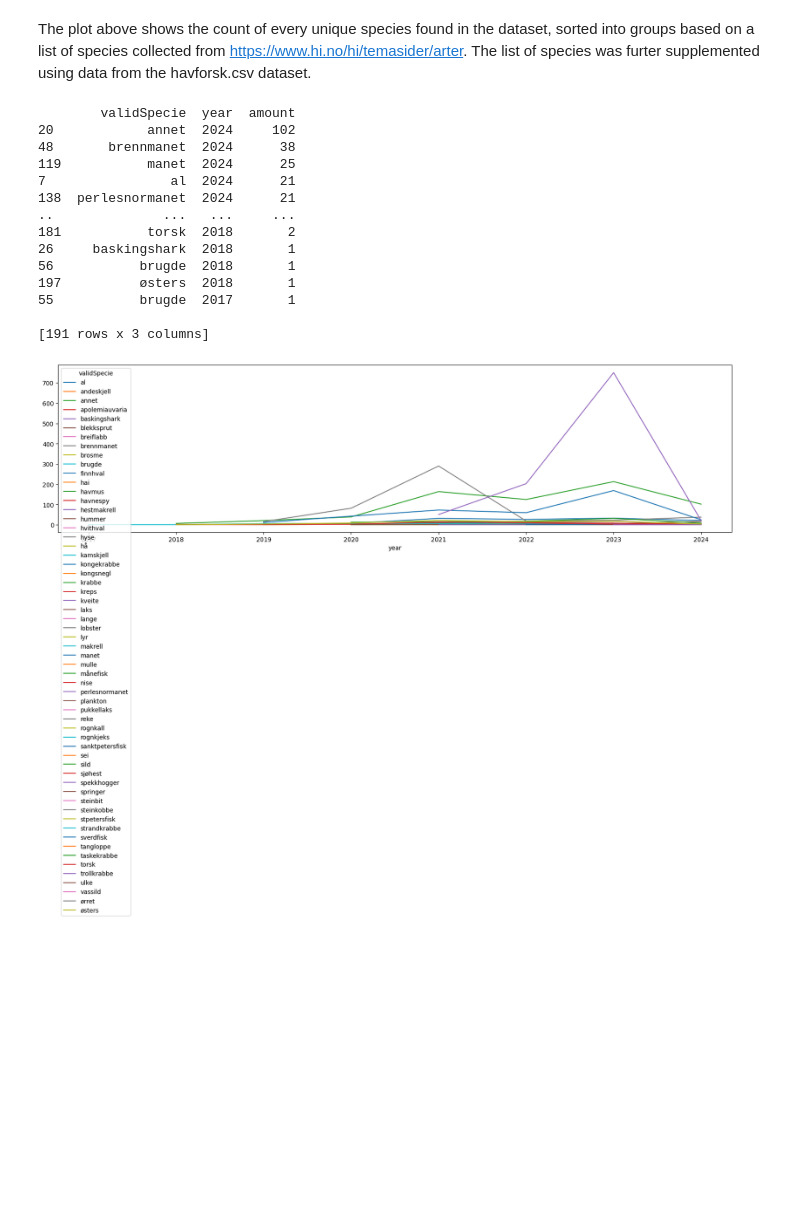
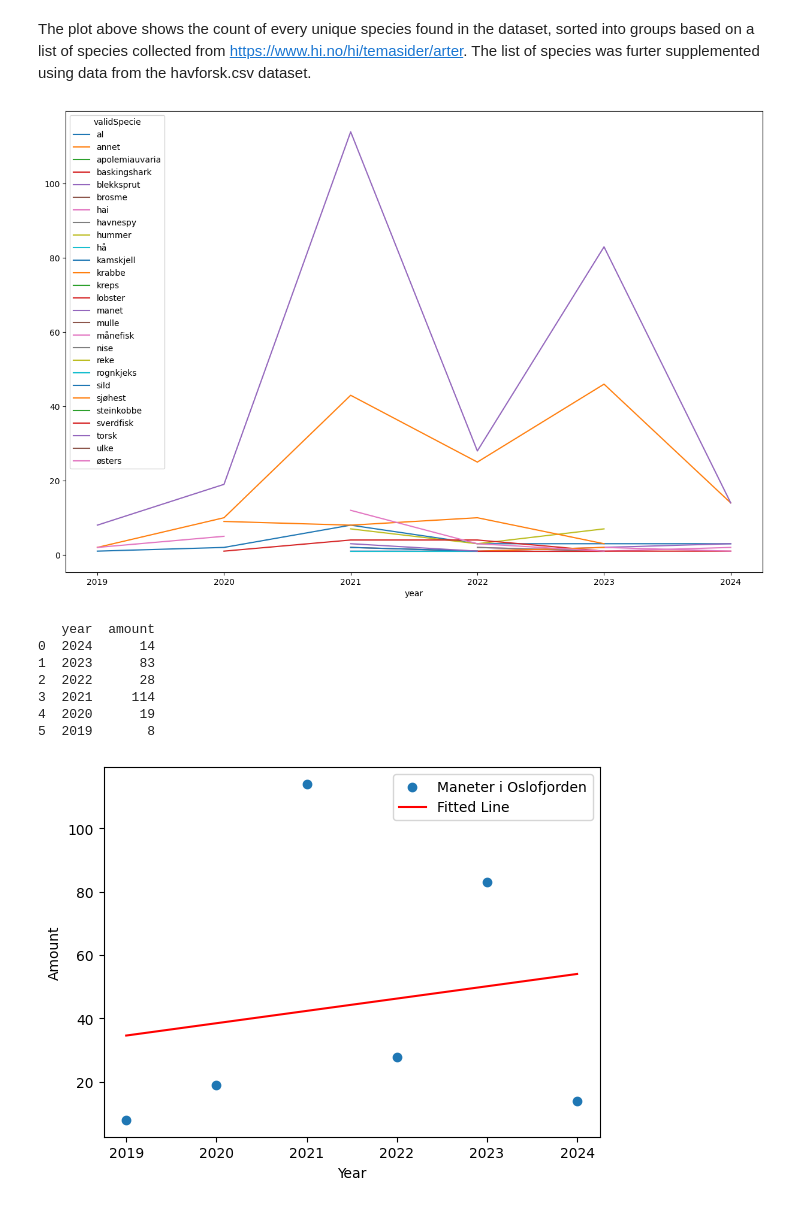
Before and after one commit to Mystodan/BTS4210-1-24H---Oblig1, a Jupyter notebook: oppgave_1_del_2.ipynb, the cells around one changed output. Cells and saved outputs as stored; diff of their text form; code cells hidden in the pictures; blank space fills up the shorter version.

```diff
--- a/oppgave_1_del_2.ipynb
+++ b/oppgave_1_del_2.ipynb
@@ -7,6 +8,10 @@ import re
 READFILE = "havforsk.csv"
 FISHFILE = 'hi_arter.txt'
 ENCODE = "Windows-1252"
+
+# Define the Oslofjord boundaries
+OSLOFJORD_LAT_MIN, OSLOFJORD_LAT_MAX  = 58.5, 60.0
+OSLOFJORD_LON_MIN, OSLOFJORD_LON_MAX = 10.0, 11.5
 
 #Import Fish Species into a list for later use, sorting it so longest names appear first
 fiske_arter: list[str] = []
@@ -33,7 +38,6 @@ def normalize(string: str) -> str:
 		string = string[:string.index("(")]
 	string = re.sub("[^ÆØÅæøåa-zA-Z]", "", string).lower()
 	string = multi_remove(string, ["vanlig", "usikker", "ukjent", "ikkebilde"])
-
 	global fiske_arter
 	for art in fiske_arter:
 		if art in string:
@@ -45,11 +49,15 @@ def normalize(string: str) -> str:
 	else:
 		ukjente_arter[string] = 1
 	return "annet"
+
+# Function to check if a point is within the Oslofjord area
+is_within_oslofjord = lambda lat, lon: OSLOFJORD_LAT_MIN <= lat <= OSLOFJORD_LAT_MAX and OSLOFJORD_LON_MIN <= lon <= OSLOFJORD_LON_MAX
 # %%
 #Create a DataFrame with only the needed columns.
 #Only includes entries where the sighting has been validated
 raw_df = pd.read_csv(READFILE, delimiter=";", encoding=ENCODE, engine="python")
-df = raw_df[['date', 'isValidated', 'validSpecie']].dropna(axis="index", inplace=False)
+df_oslofjord = raw_df[raw_df.apply(lambda row: is_within_oslofjord(row["latitude"], row["longitude"]), axis=1)]
+df = df_oslofjord[['date', 'isValidated', 'validSpecie']].dropna(axis="index", inplace=False)
 print(df)
 # %% [output]
                             date  isValidated  \
@@ -110,30 +135,49 @@ The plot above shows the count of every unique species found in the dataset, sor
 # %%
 #Group species by year and display as a line graph, ignoring entries before 2017 as they contain very
 # few entries and any conjections made from that data would not be significant.
 species_by_year_df = df.groupby(["validSpecie", "year"]).count()
 species_by_year_df.reset_index(inplace=True)
 species_by_year_df.rename(columns={"isValidated":"amount"}, inplace=True)
 species_by_year_df.sort_values(by=['year', 'amount'], inplace=True, ascending=False)
 
 species_by_year_df.drop(species_by_year_df[species_by_year_df.year < 2017].index, inplace=True) #Remove data from before 2017
-print(species_by_year_df)
+#print(species_by_year_df)
 
-fig_year, ax_year = plt.subplots(figsize=(20,5))
+fig_year, ax_year = plt.subplots(figsize=(15,10))
 species_by_year_df.pivot_table("amount", index="year", columns=["validSpecie"]).plot(kind="line" ,ax=ax_year)
+fig_year.savefig('year_fig')
 plt.show()
 # %% [output]
-        validSpecie  year  amount
-20            annet  2024     102
-48       brennmanet  2024      38
-119           manet  2024      25
-7                al  2024      21
-138  perlesnormanet  2024      21
-..              ...   ...     ...
-181           torsk  2018       2
-26     baskingshark  2018       1
-56           brugde  2018       1
-197          østers  2018       1
-55           brugde  2017       1
-
-[191 rows x 3 columns]
-[figure, old version]
+[figure, new version]
+# %%
+#Linear Regression of Manet population
+def fitting(x, m, b):
+	return m * x + b
+
+#Create Regression DataFrame for Maneter only
+r_df = species_by_year_df.copy()
+r_df.drop(r_df[r_df.validSpecie != "manet"].index, inplace=True)
+r_df.reset_index(inplace=True)
+r_df.drop(labels=["index", "validSpecie"], axis=1, inplace=True)
+print(r_df)
+
+params, _ = curve_fit(fitting, r_df['year'], r_df['amount'])
+m, b = params
+
+plt.scatter(r_df['year'], r_df['amount'], label="Maneter i Oslofjorden")
+x_fit = np.linspace(2019, 2024, 100)
+y_fit = fitting(x_fit, m, b)
+plt.plot(x_fit, y_fit, color="red", label='Fitted Line')
+plt.xlabel('Year')
+plt.ylabel('Amount')
+plt.legend()
+plt.show()
+# %% [output]
+   year  amount
+0  2024      14
+1  2023      83
+2  2022      28
+3  2021     114
+4  2020      19
+5  2019       8
+[figure, added]
```
Also changed, not shown: parts of 4 cells of this notebook, 1 other file.
